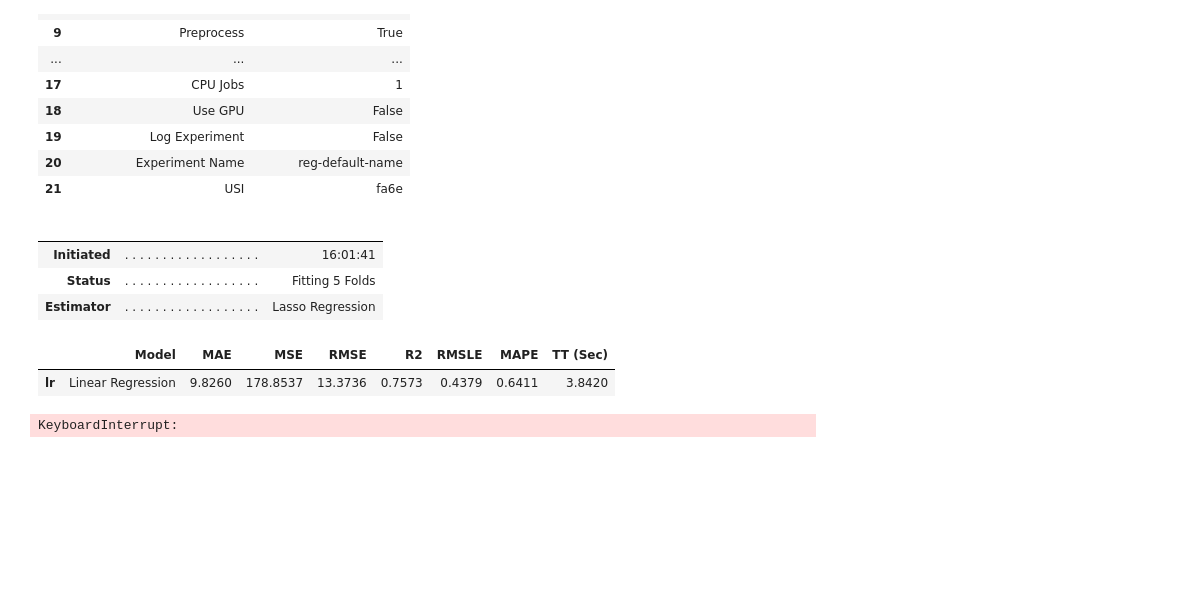
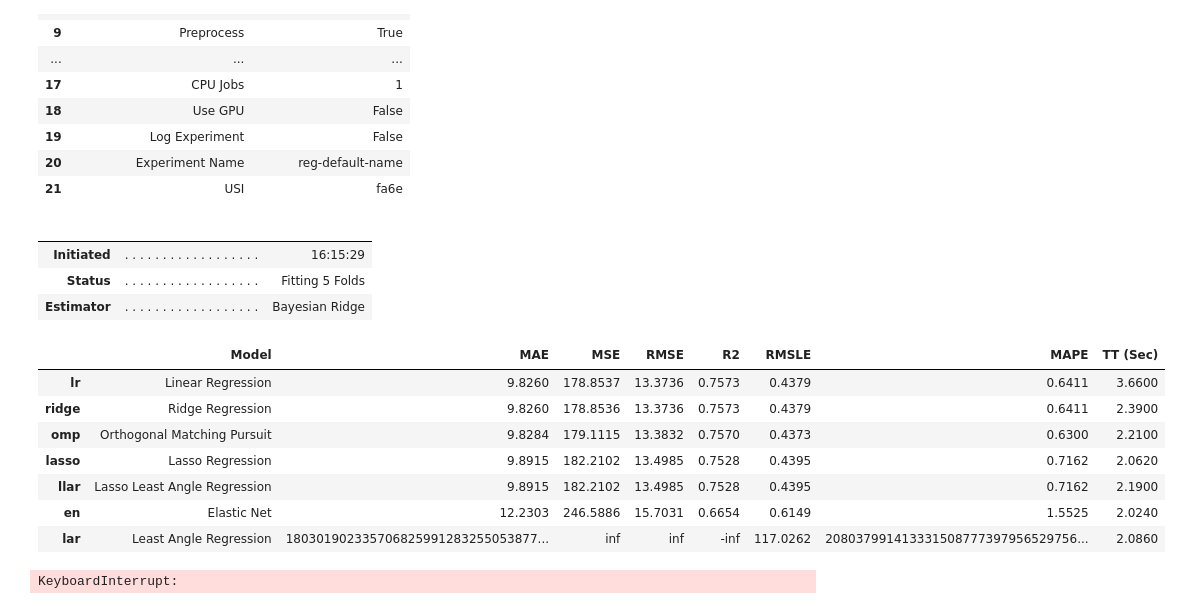
Before and after one commit to ozalpslan/Predict-Podcast-Listening-Time, a Jupyter notebook: Predict Podcast Listening Time.ipynb, the cells around one changed output. Saved outputs shown, nothing was run; the diff lists cells and outputs as text; code cells hidden in the pictures; blank space fills up the shorter version.

```diff
--- a/Predict Podcast Listening Time.ipynb
+++ b/Predict Podcast Listening Time.ipynb
@@ -63,15 +63,21 @@ reg = setup(
 | 20 | Experiment Name | reg-default-name |
 | 21 | USI | fa6e |
 # %%
-best_model = compare_models(sort='RMSE',n_jobs=1)
+best_model = compare_models(sort='RMSE')
 # %% [output]
 |  |  |  |
 |  |  |  |
-| Initiated | . . . . . . . . . . . . . . . . . . | 16:01:41 |
+| Initiated | . . . . . . . . . . . . . . . . . . | 16:15:29 |
 | Status | . . . . . . . . . . . . . . . . . . | Fitting 5 Folds |
-| Estimator | . . . . . . . . . . . . . . . . . . | Lasso Regression |
+| Estimator | . . . . . . . . . . . . . . . . . . | Bayesian Ridge |
 |  | Model | MAE | MSE | RMSE | R2 | RMSLE | MAPE | TT (Sec) |
-| lr | Linear Regression | 9.8260 | 178.8537 | 13.3736 | 0.7573 | 0.4379 | 0.6411 | 3.8420 |
+| lr | Linear Regression | 9.8260 | 178.8537 | 13.3736 | 0.7573 | 0.4379 | 0.6411 | 3.6600 |
+| ridge | Ridge Regression | 9.8260 | 178.8536 | 13.3736 | 0.7573 | 0.4379 | 0.6411 | 2.3900 |
+| omp | Orthogonal Matching Pursuit | 9.8284 | 179.1115 | 13.3832 | 0.7570 | 0.4373 | 0.6300 | 2.2100 |
+| lasso | Lasso Regression | 9.8915 | 182.2102 | 13.4985 | 0.7528 | 0.4395 | 0.7162 | 2.0620 |
+| llar | Lasso Least Angle Regression | 9.8915 | 182.2102 | 13.4985 | 0.7528 | 0.4395 | 0.7162 | 2.1900 |
+| en | Elastic Net | 12.2303 | 246.5886 | 15.7031 | 0.6654 | 0.6149 | 1.5525 | 2.0240 |
+| lar | Least Angle Regression | 180301902335706825991283255053877... | inf | inf | -inf | 117.0262 | 208037991413331508777397956529756... | 2.0860 |
 KeyboardInterrupt:
 # %%
 tuned_model = tune_model(best_model, optimize='RMSE')
```
Also changed, not shown: 2 other files.
